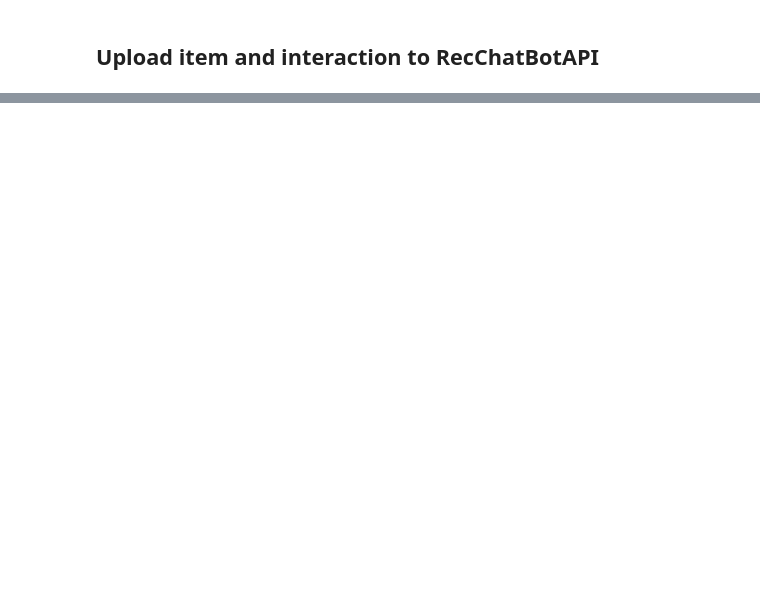
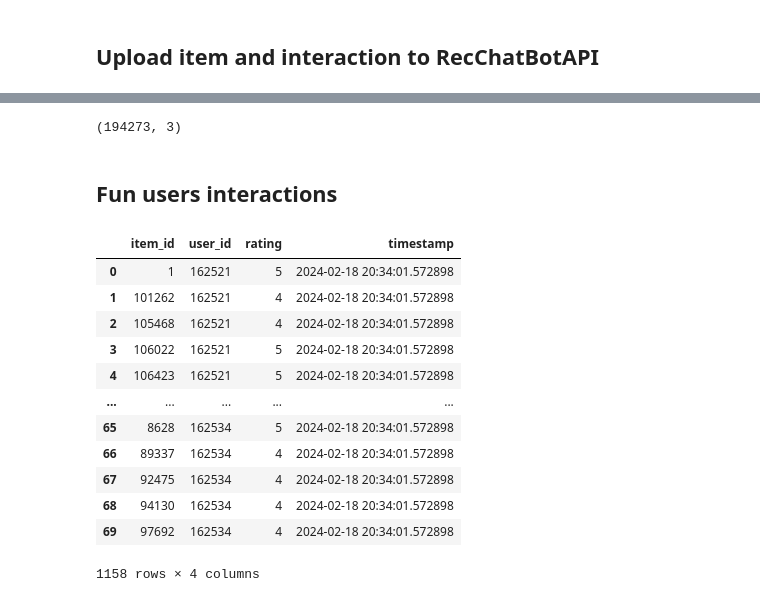
Before and after one commit to adrianmarino/thesis-paper, a Jupyter notebook: notebooks/chat-bot/1_load-items-interractions-to-database.ipynb, the cells around one changed output, grey strips where cells are left out. Saved outputs shown, nothing was run; the diff lists cells and outputs as text; code cells hidden in the pictures; blank space fills up the shorter version.

```diff
--- a/notebooks/chat-bot/1_load-items-interractions-to-database.ipynb
+++ b/notebooks/chat-bot/1_load-items-interractions-to-database.ipynb
@@ -192,0 +321,7 @@ client.add_interactions(interactions)
+# %%
+api_interactions = ints_to_df(await ctx.interaction_service.find_all())
+api_interactions.shape
+# %% [output]
+(194273, 3)
+# %% [markdown]
+## Fun users interactions
@@ -192,0 +345,53 @@ client.add_interactions(interactions)
+# %%
+items = await search_items_by_content(
+    interactions,
+    'hackers',
+    min_rating  = 3,
+    limit       = 50,
+    min_release = 1990,
+    order_popularity = False
+)
+
+
+# show(items)
+# %%
+fun_user_interactions = []
+max_user_id = interactions['user_id'].max()
+
+for search in searchs:
+    items = await search_items_by_content(
+        interactions,
+        search[0],
+        min_rating  = 3,
+        limit       = search[1],
+        min_release = 1990,
+        order_popularity = False
+    )
+
+    items = items.rename(columns={'id': 'item_id'})
+    items['rating'] = items['item_id'].apply(lambda x: 4 if random.random() > 0.5 else 5)
+    items['user_id'] = max_user_id
+    items = items[['item_id', 'user_id', 'rating']]
+
+    max_user_id +=1
+
+    fun_user_interactions.append(items)
+
+fun_user_interactions = pd.concat(fun_user_interactions)
+fun_user_interactions['timestamp'] = datetime.now()
+# %%
+fun_user_interactions
+# %% [output]
+|  | item_id | user_id | rating | timestamp |
+| 0 | 1 | 162521 | 5 | 2024-02-18 20:34:01.572898 |
+| 1 | 101262 | 162521 | 4 | 2024-02-18 20:34:01.572898 |
+| 2 | 105468 | 162521 | 4 | 2024-02-18 20:34:01.572898 |
+| 3 | 106022 | 162521 | 5 | 2024-02-18 20:34:01.572898 |
+| 4 | 106423 | 162521 | 5 | 2024-02-18 20:34:01.572898 |
+| ... | ... | ... | ... | ... |
+| 65 | 8628 | 162534 | 5 | 2024-02-18 20:34:01.572898 |
+| 66 | 89337 | 162534 | 4 | 2024-02-18 20:34:01.572898 |
+| 67 | 92475 | 162534 | 4 | 2024-02-18 20:34:01.572898 |
+| 68 | 94130 | 162534 | 4 | 2024-02-18 20:34:01.572898 |
+| 69 | 97692 | 162534 | 4 | 2024-02-18 20:34:01.572898 |
+1158 rows × 4 columns
```
Also changed, not shown: parts of 23 cells of this notebook, 30 other files.
